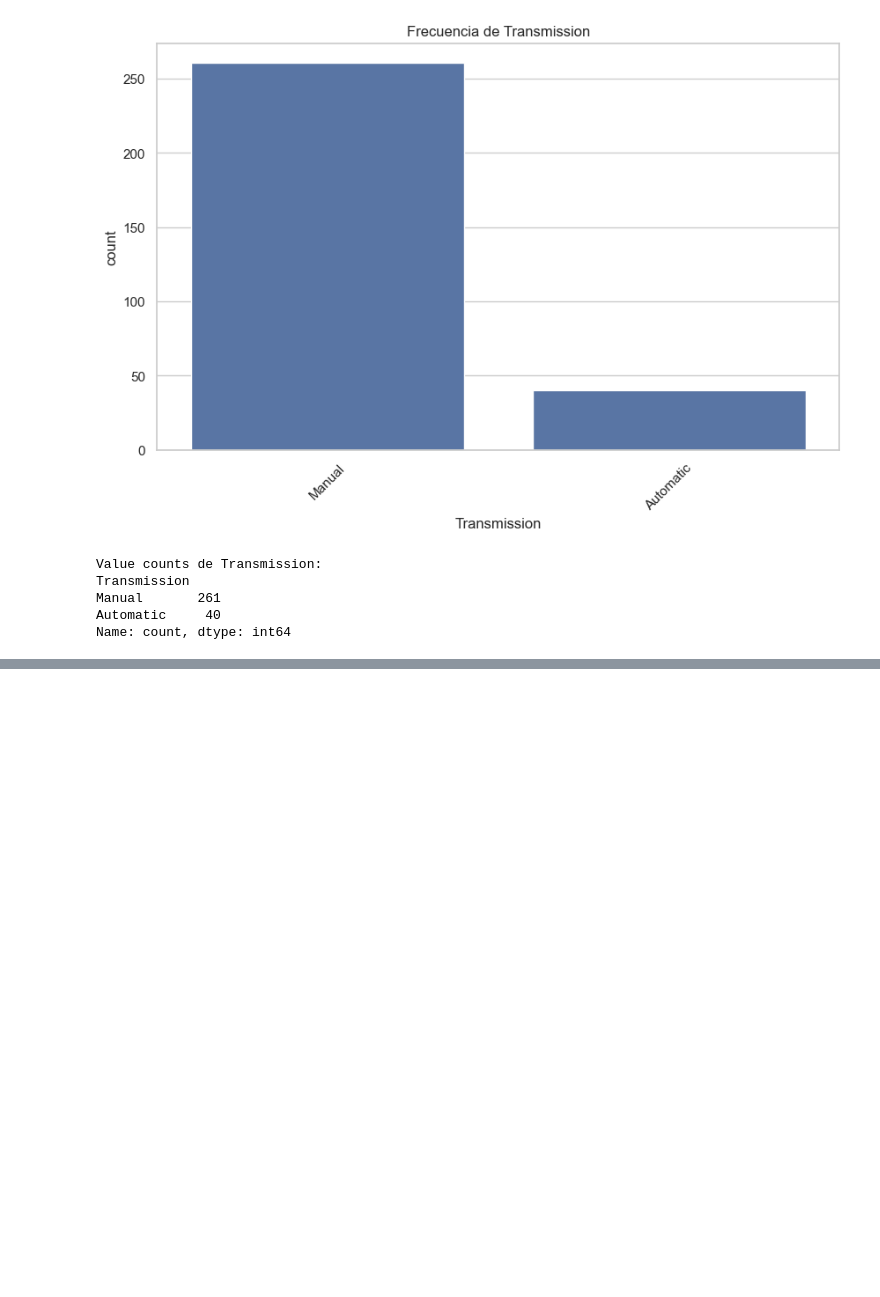
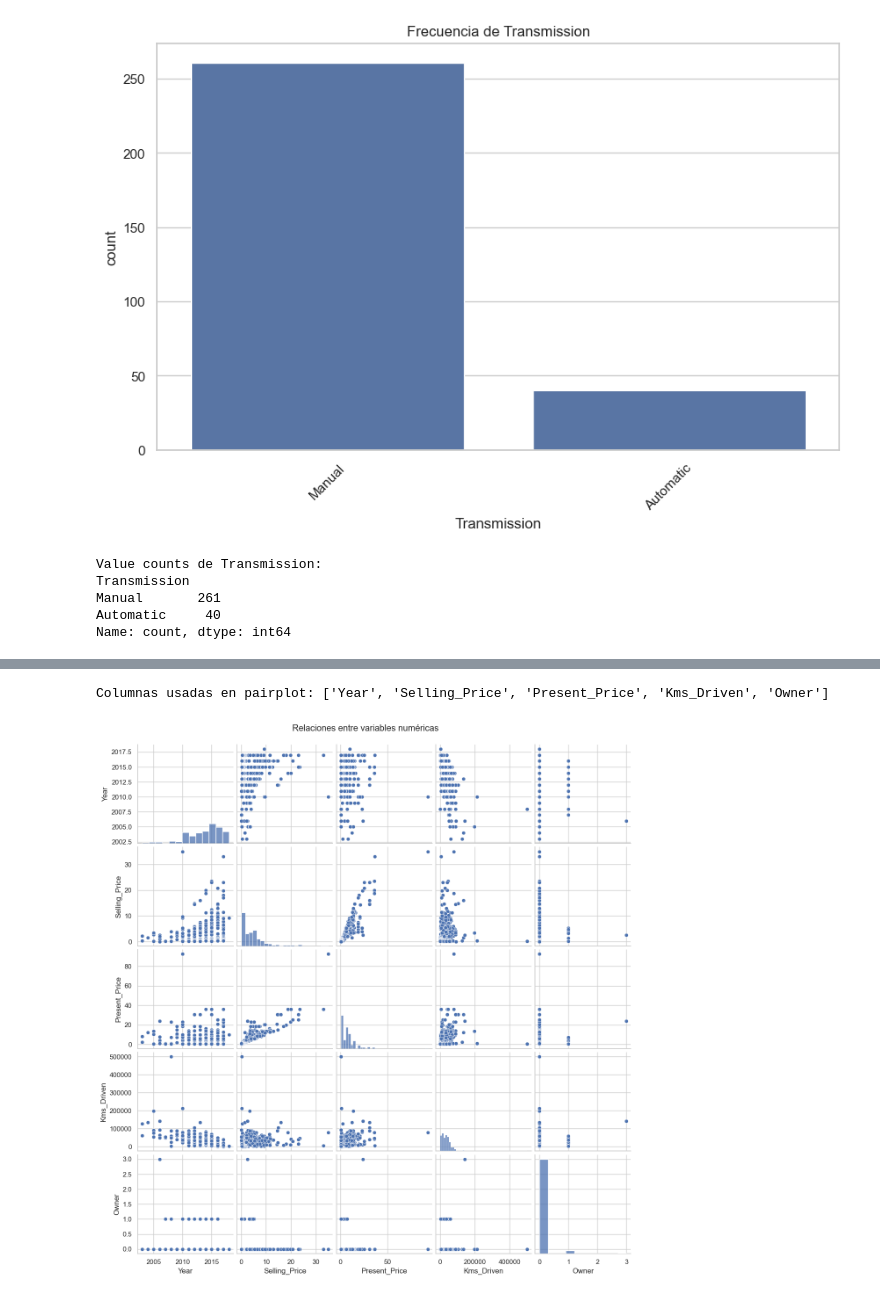
Before and after one commit to juangutierrezlc-ai/Proyecto, a Jupyter notebook: mlops_pipeline/scr/comprension_eda.ipynb, the cells around one changed output, grey strips where cells are left out. Saved outputs shown, nothing was run; the diff lists cells and outputs as text; code cells hidden in the pictures; blank space fills up the shorter version.

```diff
--- a/mlops_pipeline/scr/comprension_eda.ipynb
+++ b/mlops_pipeline/scr/comprension_eda.ipynb
@@ -174,0 +182,17 @@ KeyError: 'label'
+# %%
+# Asegúrate de que target esté incluido como numérico
+numerical_cols = df.select_dtypes(include=["int64", "float64"]).columns.tolist()
+
+if target not in numerical_cols:
+    numerical_cols.append(target)
+
+# Verifica que todas las columnas estén en el DataFrame
+print("Columnas usadas en pairplot:", numerical_cols)
+# %% [output]
+Columnas usadas en pairplot: ['Year', 'Selling_Price', 'Present_Price', 'Kms_Driven', 'Owner']
+# %%
+sns.pairplot(df[numerical_cols].dropna())
+plt.suptitle("Relaciones entre variables numéricas", y=1.02)
+plt.show()
+# %% [output]
+[figure, added]
```
Also changed, not shown: parts of 1 cell of this notebook, 5 other files.
